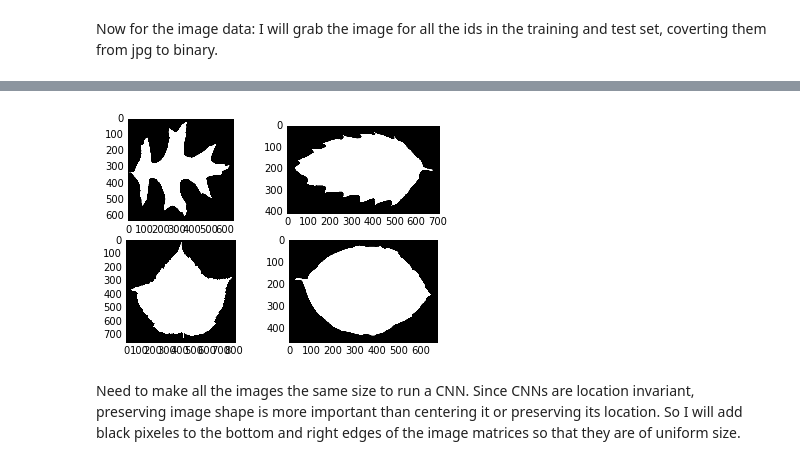
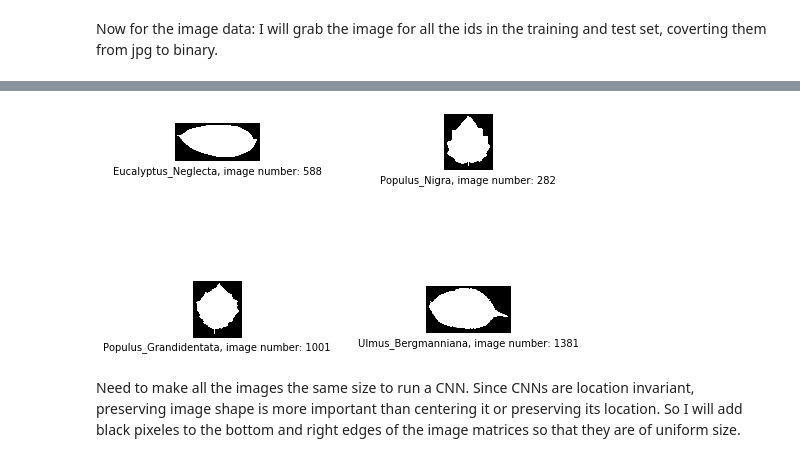
Before and after one commit to mesargent/udacity_machine_learning, a Jupyter notebook: leaf_classifier/leaf_classification_notebook.ipynb, the cells around one changed output, grey strips where cells are left out. Cells and saved outputs as stored; diff of their text form; code cells hidden in the pictures.

```diff
--- a/leaf_classifier/leaf_classification_notebook.ipynb
+++ b/leaf_classifier/leaf_classification_notebook.ipynb
@@ -98,13 +102,33 @@ ValueError: operands could not be broadcast together with shapes (633,) (159,)
-# %%
-#visualize a few examples, visually verify with images in folder
-fig = plt.figure()
-counter = 1
-for ima in train_images[:4]:
-    a = fig.add_subplot(2,2, counter)
-    plt.imshow(ima, cmap='gray')
-    counter +=1
-# %% [output]
-[figure, removed]
+# %%
+#modified from function found a tcourtesy ofhttps://github.com/Hvass-Labs/TensorFlow-Tutorials/blob/master/02_Convolutional_Neural_Network.ipynb
+def plot_images(images, cls_true, image_no):
+
+    fig, axes = plt.subplots(2, 2)
+    fig.subplots_adjust(hspace=2, wspace=2)
+
+    for i, ax in enumerate(axes.flat):
+        # Plot image.
+        ax.imshow(images[i], cmap='gray')
+
+        # Show true and predicted classes.
+        xval = str(cls_true[i]) + ", image number: " + str(image_no[i])
+        # Show the classes as the label on the x-axis.
+        ax.set_xlabel(xval)
+
+        # Remove ticks from the plot.
+        ax.set_xticks([])
+        ax.set_yticks([])
+
+    # Ensure the plot is shown correctly with multiple plots
+    # in a single Notebook cell.
+    plt.show()
+# %%
+train_l = np.array(data.species[:4])
+image_no = np.array(data.id[:4])
+# Plot the images and labels using our helper-function above to visually verify.
+plot_images(images=train_images[:4], cls_true=train_l, image_no = image_no)
+# %% [output]
+[figure, added]
 # %% [markdown]
 Need to make all the images the same size to run a CNN. Since CNNs are location invariant, preserving image shape is more important than centering it or preserving its location. So I will add black pixeles to the bottom and right edges of the image matrices so that they are of uniform size.
 # %%
```
Also changed, not shown: parts of 16 cells of this notebook.
